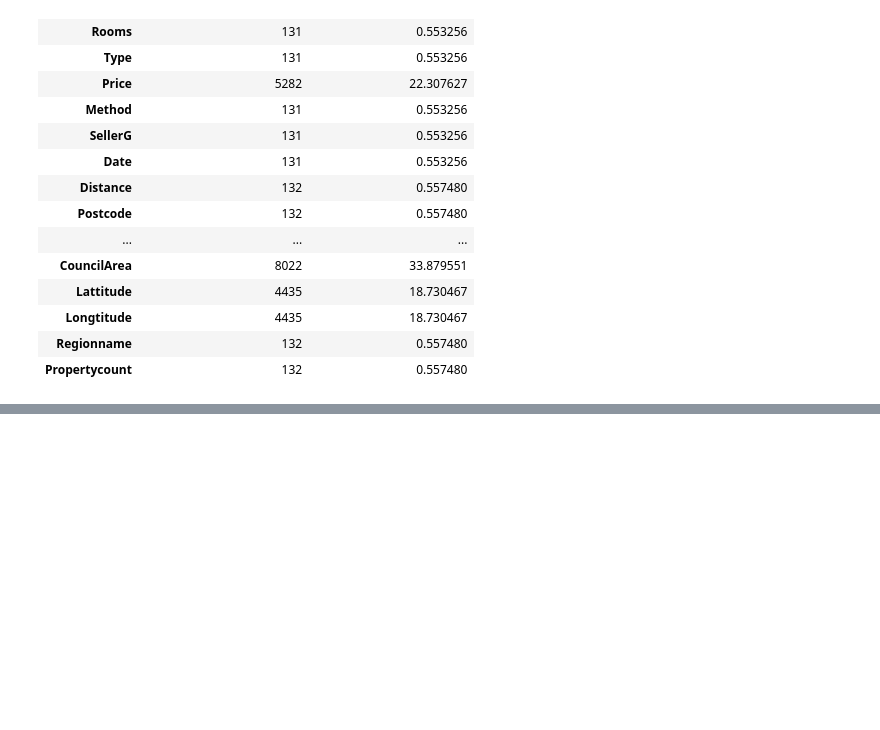
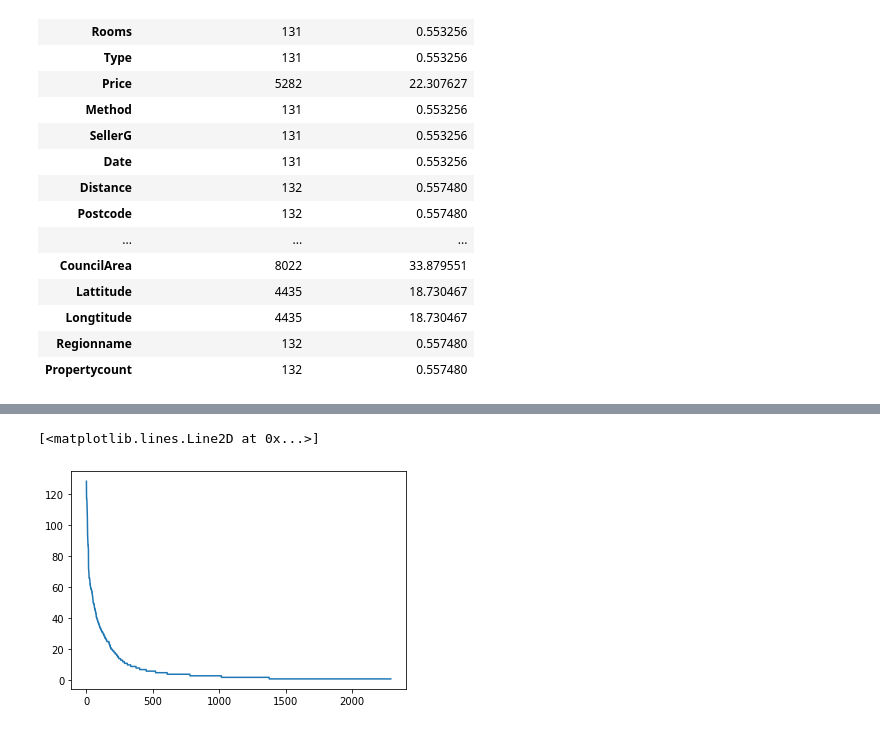
Before and after one commit to DipeshChothwe/Worksheets, a Jupyter notebook: Python_worksheet_12.ipynb, the cells around one changed output, grey strips where cells are left out. Saved outputs shown, nothing was run; the diff lists cells and outputs as text; code cells hidden in the pictures; blank space fills up the shorter version.

```diff
--- a/Python_worksheet_12.ipynb
+++ b/Python_worksheet_12.ipynb
@@ -152,0 +183,4 @@ num_missing
+# %%
+dataupdate = dataupdate.drop(columns = columnToDrop)
+print(dataupdate.columns)
+dataupdate.shape
@@ -152,0 +199,6 @@ num_missing
+# %%
+nulldata = dataupdate.isna()
+nulldata.shape
+num_missing = pd.DataFrame(nulldata.sum(axis=1), columns = ['Number of missing values'])
+num_missing["Percentage of null values"] = (num_missing/len(dataupdate.axes[1])*100)
+num_missing
@@ -152,0 +219,4 @@ num_missing
+# %%
+numberRowsMoreThan5 = num_missing[num_missing["Number of missing values"] > 5].index
+PercentagenumberRowsMoreThan5 = len(numberRowsMoreThan5)*100/dataupdate.shape[0]
+PercentagenumberRowsMoreThan5
@@ -152,0 +233,3 @@ num_missing
+# %%
+dataupdate = dataupdate.drop(numberRowsMoreThan5)
+dataupdate.shape
@@ -152,0 +303,8 @@ num_missing
+# %%
+m = dataupdate['Price'].value_counts()
+m = list(m)
+import matplotlib.pyplot as plt
+plt.plot(m)
+# %% [output]
+[<matplotlib.lines.Line2D at 0x...>]
+[figure, added]
```
Also changed, not shown: parts of 24 cells of this notebook.
